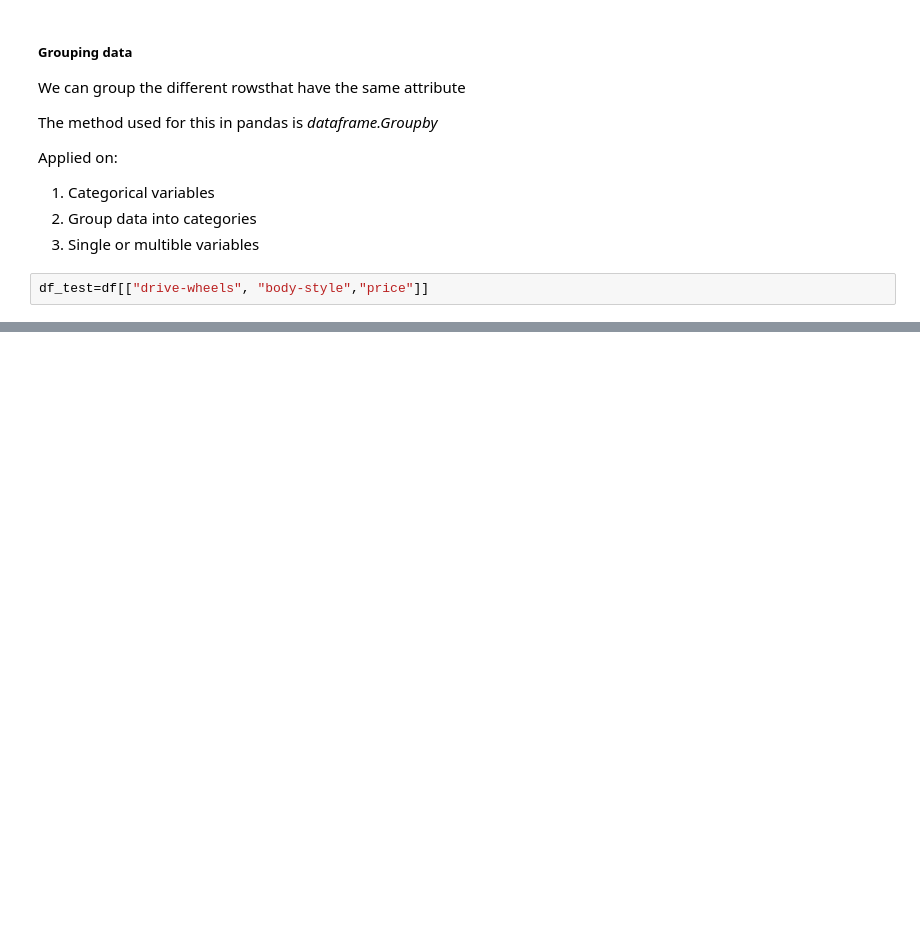
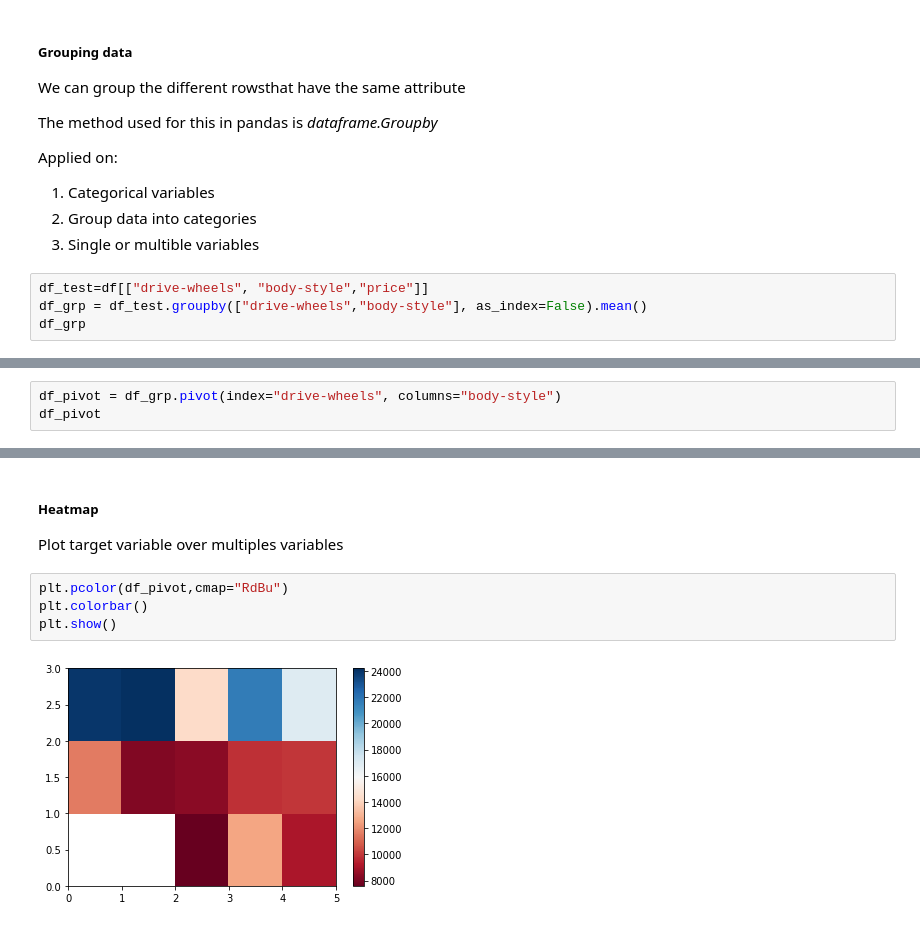
Before and after one commit to PosgradoMNA/actividades-de-aprendizaje-YvTur, a Jupyter notebook: Semana6_Modulo3_a00813752_ipynb.ipynb, the cells around one changed output, grey strips where cells are left out. Saved outputs shown, nothing was run; the diff lists cells and outputs as text; blank space fills up the shorter version.

```diff
--- a/Semana6_Modulo3_a00813752_ipynb.ipynb
+++ b/Semana6_Modulo3_a00813752_ipynb.ipynb
@@ -126,3 +126,5 @@ Applied on:
 3.   Single or multible variables
 # %%
 df_test=df[["drive-wheels", "body-style","price"]]
+df_grp = df_test.groupby(["drive-wheels","body-style"], as_index=False).mean()
+df_grp
@@ -128,0 +151,3 @@ df_test=df[["drive-wheels", "body-style","price"]]
+# %%
+df_pivot = df_grp.pivot(index="drive-wheels", columns="body-style")
+df_pivot
@@ -128,0 +161,10 @@ df_test=df[["drive-wheels", "body-style","price"]]
+# %% [markdown]
+##### Heatmap
+
+Plot target variable over multiples variables
+# %%
+plt.pcolor(df_pivot,cmap="RdBu")
+plt.colorbar()
+plt.show()
+# %% [output]
+[figure, added]
```
Also changed, not shown: parts of 3 cells of this notebook.
